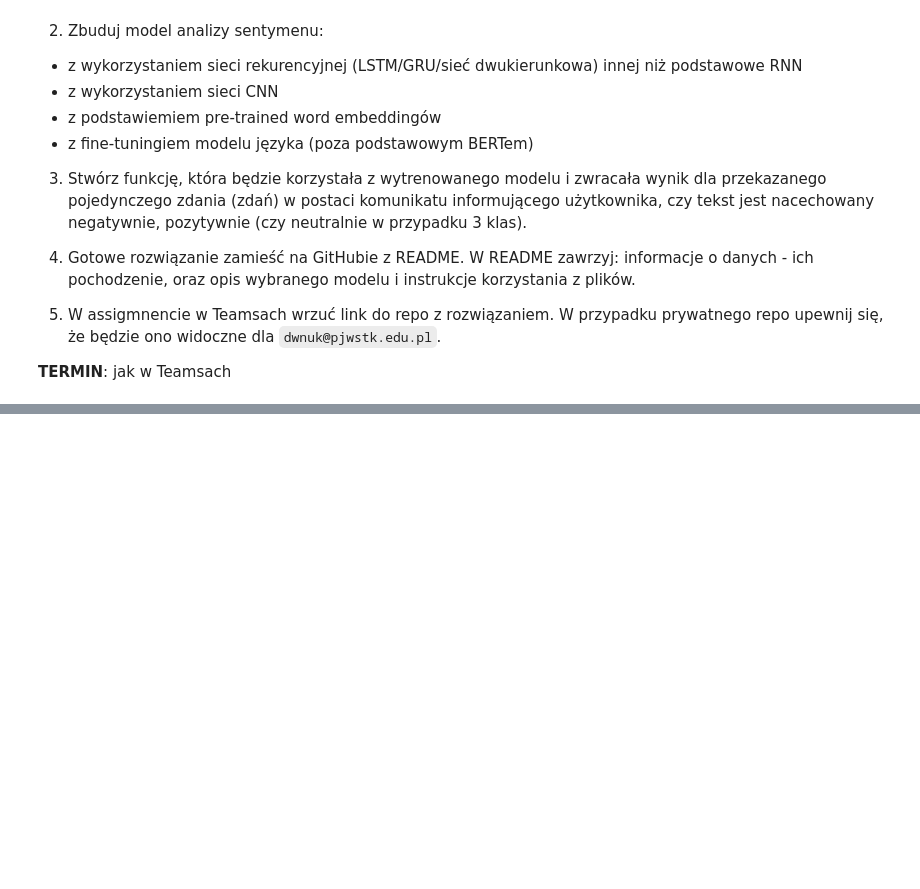
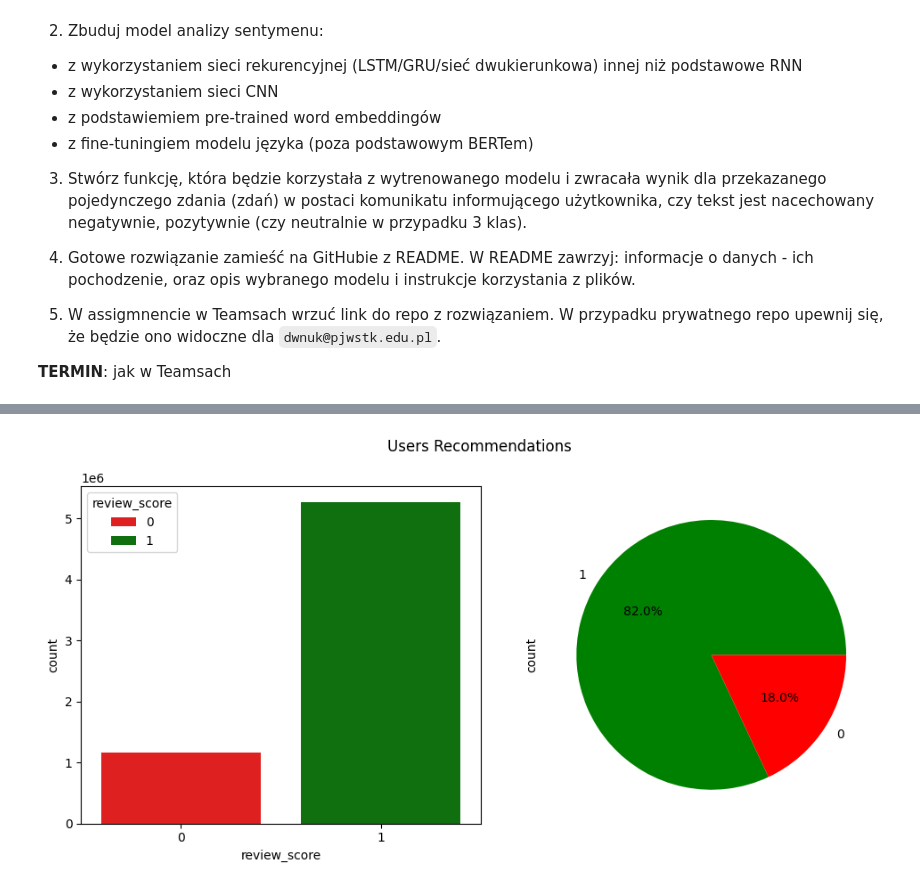
Before and after one commit to michal-uszko/zum_nlp_project, a Jupyter notebook: NLP_praca_domowa.ipynb, the cells around one changed output, grey strips where cells are left out. Drawn from its saved outputs; the diff is of its cells as text; code cells hidden in the pictures; blank space fills up the shorter version.

Commit message:
Refactor code for new data source

```diff
--- a/NLP_praca_domowa.ipynb
+++ b/NLP_praca_domowa.ipynb
@@ -176,0 +42,7 @@ df.loc[6429, 'user_review']
+# %%
+# Wyświetlenie całej zawartości kolumny
+pd.set_option('display.max_colwidth', None)
+
+# Wczytanie danych
+reviews_df = pd.read_csv('data/dataset.csv')
+reviews_df.head()
@@ -176,0 +65,3 @@ df.loc[6429, 'user_review']
+# %%
+reviews_df['review_score'].replace(-1, 0, inplace=True)
+reviews_df.head()
@@ -176,0 +95,11 @@ df.loc[6429, 'user_review']
+# %%
+color_dict = {0: "red", 1: "green"}
+
+fig, axs = plt.subplots(1, 2, figsize=(10, 5))
+
+sns.countplot(x='review_score', data=reviews_df, hue='review_score', palette=[color_dict[0], color_dict[1]], ax=axs[0])
+reviews_df['review_score'].value_counts().plot.pie(autopct='%1.1f%%', colors=[color_dict[1], color_dict[0]], ax=axs[1])
+fig.suptitle('Users Recommendations')
+plt.tight_layout()
+# %% [output]
+[figure, added]
```
Also changed, not shown: parts of 76 cells of this notebook.
